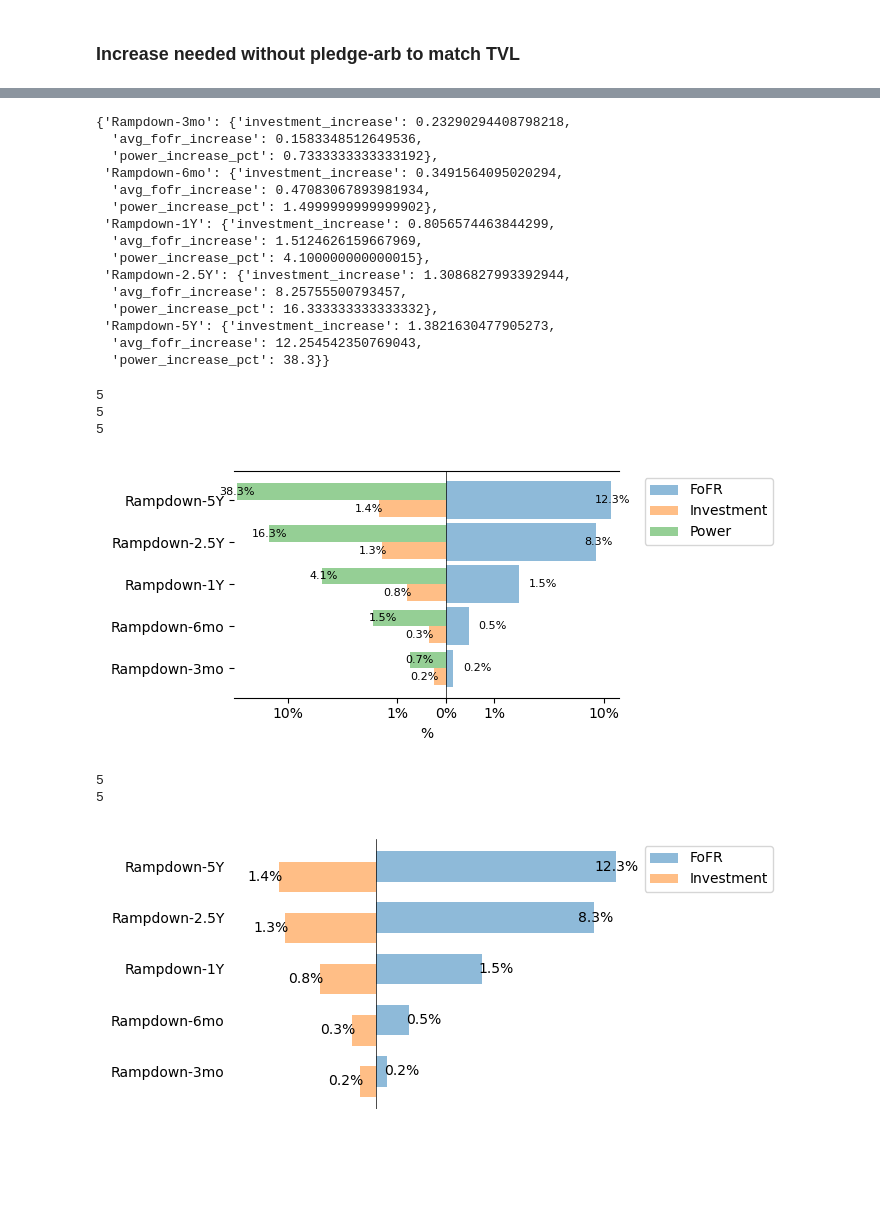
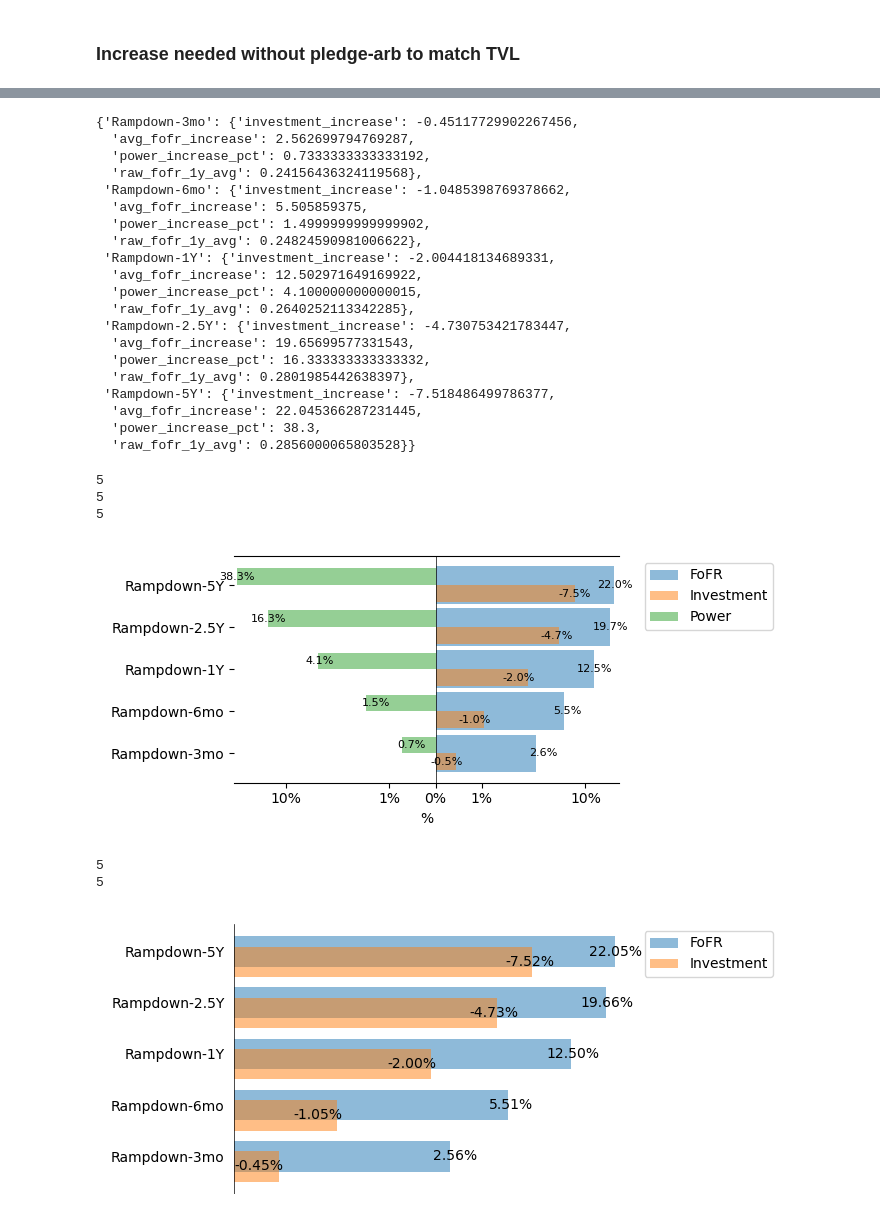
Before and after one commit to CELtd/cel, a Jupyter notebook: notebooks/baseline_bug/baseline_bug_final.ipynb, the cells around one changed output, grey strips where cells are left out. Saved outputs shown, nothing was run; the diff lists cells and outputs as text; code cells hidden in the pictures; blank space fills up the shorter version.

```diff
--- a/notebooks/baseline_bug/baseline_bug_final.ipynb
+++ b/notebooks/baseline_bug/baseline_bug_final.ipynb
@@ -45,7 +45,8 @@ token = os.path.join(os.environ['HOME'],'code/cel/auth/spacescope_auth.json')
 
 # Simulation parameters
 # forecast_start_date = date.today() - timedelta(days=3)
-forecast_start_date = date(2024, 1, 28)  # fix to avoid tuning factors
+# forecast_start_date = date(2024, 1, 28)  # fix to avoid tuning factors
+forecast_start_date = date(2024, 7, 20)
 current_date = forecast_start_date
 
 start_date = current_date - timedelta(days=3) # get some historical data
@@ -54,10 +55,10 @@ forecast_length = 365*3
 end_date = current_date + timedelta(days=forecast_length)
 
 ## FIP implementation parameters
-# update_day = pd.to_datetime('2024-09-01')
-update_day = pd.to_datetime('2024-03-01')
+update_day = pd.to_datetime('2024-09-01')
+# update_day = pd.to_datetime('2024-03-01')
 # %%
-save_dir = os.path.join(os.environ['HOME'], 'Documents/cel/baseline_bugfix_v3')
+save_dir = os.path.join(os.environ['HOME'], 'Documents/cel/baseline_bugfix_%s'% current_date)
 offline_info_dir = os.path.join(save_dir, 'offline_info')
 os.makedirs(save_dir, exist_ok=True)
 os.makedirs(offline_info_dir, exist_ok=True)
@@ -149,6 +150,7 @@ ax.legend(fontsize=8)
 for tick in ax.get_xticklabels(): tick.set_rotation(60)
 
 gammastr2vec = {
+    'fip_reject': no_gamma,
     'sharp': gamma_sharp,
     'smooth_3mo': gamma_smooth_3mo,
     'smooth_6mo': gamma_smooth_6mo,
@@ -891,6 +893,7 @@ sector_duration = 365
 FIL_price = 5
 
 sim_configs = [
+    # ('FIP Rejection', 'fip_reject', (1.0,1.0,1.0), 1.0, 'Greys', '-'),  # baseline
     ('Sharp Transition', 'sharp', (1.0,1.0,1.0), 1.0, 'Greys', '-'),  # baseline
     ('Rampdown-3mo', 'smooth_3mo', (1.012, 1.005, 1.005), 1.0, 'Blues', '-'),
     ('Rampdown-6mo', 'smooth_6mo', (1.035, 1.005, 1.005), 1.0, 'Oranges', '-'),
@@ -945,18 +948,27 @@ for zz, sim_config in enumerate(sim_configs):
     avg_fofr_increase = 0
     investment_increase = 0
     power_increase_pct = 0
+    averaging_timeperiod_days = 365
     if zz > 0:
         simulation_results_baseline = simconfig2results[sim_configs[0]]
         baseline_investment = simconfig2investment[sim_configs[0]]
         fofr_increase = (simulation_results['1y_sector_roi'] - simulation_results_baseline['1y_sector_roi']) / simulation_results_baseline['1y_sector_roi'] * 100
-        avg_fofr_increase = np.mean(fofr_increase)
+        avg_fofr_increase = np.mean(fofr_increase[0:averaging_timeperiod_days])
         investment_increase = (annualized_investment - baseline_investment) / baseline_investment * 100
-        power_increase_pct = (np.mean(rbp_factor) - 1) * 100
+        power_increase_pct = (np.mean(rbp_factor[0:averaging_timeperiod_days]) - 1) * 100
         simconfig2increases[gamma_str] = {
             'investment_increase': float(investment_increase),
             'avg_fofr_increase': float(avg_fofr_increase),
-            'power_increase_pct': float(power_increase_pct)
+            'power_increase_pct': float(power_increase_pct),
+            "raw_fofr_1y_avg": float(np.mean(simulation_results['1y_sector_roi'][0:averaging_timeperiod_days]))
         }
+    # if zz == 0 or zz == 1:
+    #     simconfig2increases[gamma_str] = {
+    #         'investment_increase': 0,
+    #         'avg_fofr_increase': 0,
+    #         'power_increase_pct': 0,
+    #         "raw_fofr_1y_avg": float(np.mean(simulation_results['1y_sector_roi'][0:365]))
+    #     }
 
 
     # print('>' * 5)
@@ -973,21 +985,26 @@ plot_custom3(simconfig2results, '')
 # %%
 simconfig2increases
 # %% [output]
-{'Rampdown-3mo': {'investment_increase': 0.23290294408798218,
-  'avg_fofr_increase': 0.1583348512649536,
-  'power_increase_pct': 0.7333333333333192},
- 'Rampdown-6mo': {'investment_increase': 0.3491564095020294,
-  'avg_fofr_increase': 0.47083067893981934,
-  'power_increase_pct': 1.4999999999999902},
- 'Rampdown-1Y': {'investment_increase': 0.8056574463844299,
-  'avg_fofr_increase': 1.5124626159667969,
-  'power_increase_pct': 4.100000000000015},
- 'Rampdown-2.5Y': {'investment_increase': 1.3086827993392944,
-  'avg_fofr_increase': 8.25755500793457,
-  'power_increase_pct': 16.333333333333332},
- 'Rampdown-5Y': {'investment_increase': 1.3821630477905273,
-  'avg_fofr_increase': 12.254542350769043,
-  'power_increase_pct': 38.3}}
+{'Rampdown-3mo': {'investment_increase': -0.45117729902267456,
+  'avg_fofr_increase': 2.562699794769287,
+  'power_increase_pct': 0.7333333333333192,
+  'raw_fofr_1y_avg': 0.24156436324119568},
+ 'Rampdown-6mo': {'investment_increase': -1.0485398769378662,
+  'avg_fofr_increase': 5.505859375,
+  'power_increase_pct': 1.4999999999999902,
+  'raw_fofr_1y_avg': 0.24824590981006622},
+ 'Rampdown-1Y': {'investment_increase': -2.004418134689331,
+  'avg_fofr_increase': 12.502971649169922,
+  'power_increase_pct': 4.100000000000015,
+  'raw_fofr_1y_avg': 0.2640252113342285},
+ 'Rampdown-2.5Y': {'investment_increase': -4.730753421783447,
+  'avg_fofr_increase': 19.65699577331543,
+  'power_increase_pct': 16.333333333333332,
+  'raw_fofr_1y_avg': 0.2801985442638397},
+ 'Rampdown-5Y': {'investment_increase': -7.518486499786377,
+  'avg_fofr_increase': 22.045366287231445,
+  'power_increase_pct': 38.3,
+  'raw_fofr_1y_avg': 0.2856000065803528}}
 # %%
 fig, ax, = plt.subplots(figsize=(7,3))
 # Original FoFR bars
@@ -1059,7 +1076,7 @@ plt.tight_layout()
 5
 5
 5
-[figure, old version]
+[figure, new version]
 # %%
 fig, ax, = plt.subplots(figsize=(7,3))
 # Original FoFR bars
@@ -1073,7 +1090,7 @@ ax.barh(
 rects = ax.patches
 nr = len(rects)
 print(nr)
-for rect, label in zip(rects, ['%0.01f%%' % (v['avg_fofr_increase'],) for v in simconfig2increases.values()]):
+for rect, label in zip(rects, ['%0.02f%%' % (v['avg_fofr_increase'],) for v in simconfig2increases.values()]):
     width = rect.get_width()
     ax.text(width + 0.2, rect.get_y() + rect.get_height() / 2, label, ha='center', va='center', fontsize=10)
 
@@ -1088,36 +1105,36 @@ ax.barh(
 rects = ax.patches[nr:]
 nr = len(rects)
 print(nr)
-for rect, label in zip(rects, ['%0.01f%%' % (v['investment_increase'],) for v in simconfig2increases.values()]):
+for rect, label in zip(rects, ['%0.02f%%' % (v['investment_increase'],) for v in simconfig2increases.values()]):
     width = rect.get_width()
     ax.text(width - 0.2, rect.get_y() + rect.get_height() / 2, label, ha='center', va='center', fontsize=10)
 
 ax.axvline(0, color='k', linewidth=0.5)
 # ax.set_xlabel('%')
 
 ax.set_xscale('symlog')
 # set negative xticks to display as positive
 xticks = plt.xticks()[0]
 xticks = ['%d%%' % abs(x) for x in xticks]
 ax.set_xticklabels(xticks)
 
 # Set y-labels to the keys in the dictionary
 ax.set_yticks(range(len(simconfig2increases.keys())))
 ax.set_yticklabels(simconfig2increases.keys())
 ax.spines['top'].set_visible(False)
 ax.spines['right'].set_visible(False)
 ax.spines['bottom'].set_visible(False)
 ax.spines['left'].set_visible(False)
 ax.tick_params(axis='x', which='both', bottom=False, top=False, labelbottom=False)
 ax.tick_params(axis='y', which='both', left=False)
 
 plt.legend(bbox_to_anchor=(1.05, 1), loc='upper left')
 plt.tight_layout()
 plt.savefig(os.path.join(save_dir, 'investment_incr.png'))
 # %% [output]
 5
 5
-[figure, old version]
+[figure, new version]
 # %%
 fig, ax, = plt.subplots(figsize=(7,3))
 # Original FoFR bars
```
Also changed, not shown: parts of 8 cells of this notebook.
